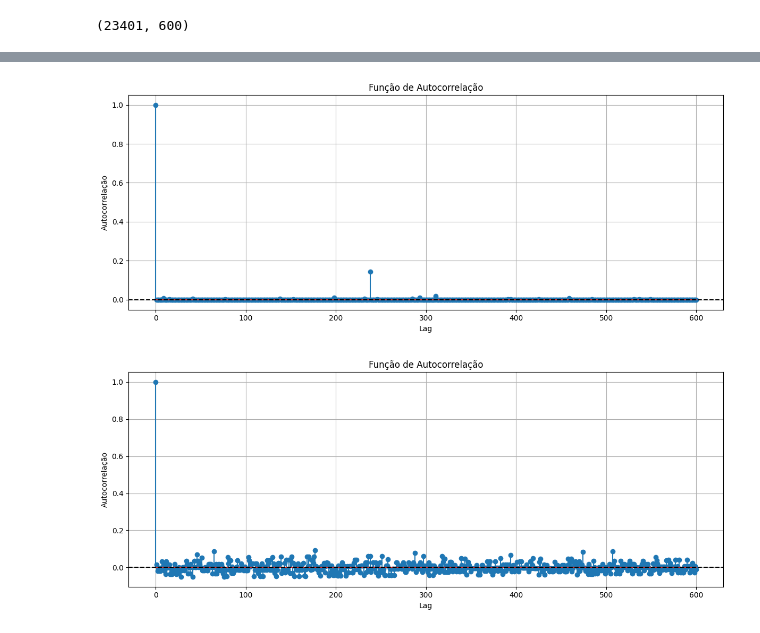
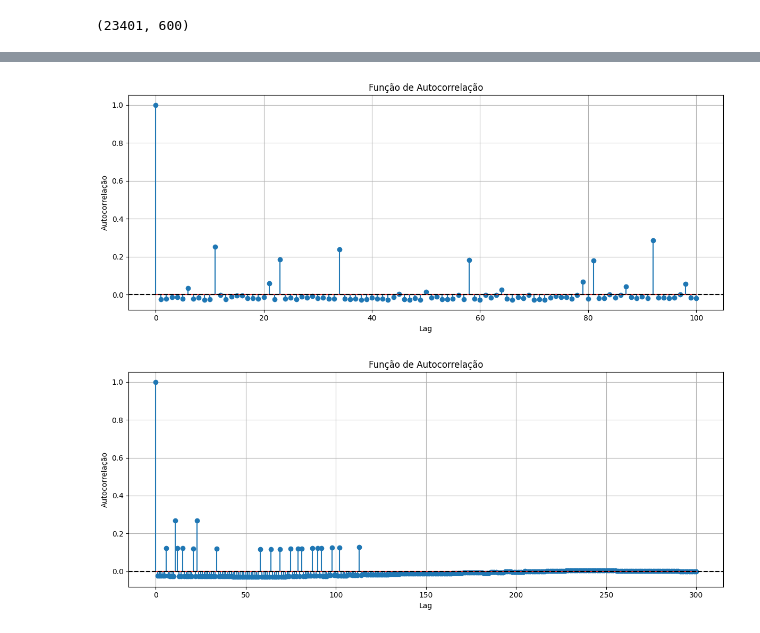
Before and after one commit to oziieljuniior/Out, a Jupyter notebook: python_project/Atual/data_estudo/mediaMovel.ipynb, the cells around one changed output, grey strips where cells are left out. Saved outputs shown, nothing was run; the diff lists cells and outputs as text; code cells hidden in the pictures.

```diff
--- a/python_project/Atual/data_estudo/mediaMovel.ipynb
+++ b/python_project/Atual/data_estudo/mediaMovel.ipynb
@@ -129,24 +130,24 @@ Index(['100', '5', '5.1', '10', 'BET', 'Entrada', 'Odd', 'P60', 'P120', 'P180',
        'PM'],
       dtype='object', length=148)
 # %%
-array = data['Entrada'][:1200]
+array = data['Entrada'][:300]
 array_ajustado = []
 for name in array:
     trip = name.replace(',','.')
     array_ajustado.append(float(trip))
 # %%
-plot_autocorrelation(array_ajustado, max_lag=600)
+plot_autocorrelation(array_ajustado, max_lag=100)
 # %% [output]
-[figure, old version]
+[figure, new version]
 # %%
 array_binario = []
 for name in array_ajustado:
-    if name <= 1.01:
+    if name <= 50:
         trip = 1
     else:
         trip = 0
     array_binario.append(trip)
 # %%
-plot_autocorrelation(array_binario, max_lag=600)
+plot_autocorrelation(array_binario, max_lag=300)
 # %% [output]
-[figure, old version]
+[figure, new version]
```
Also changed, not shown: parts of 2 cells of this notebook, 17 other files.
